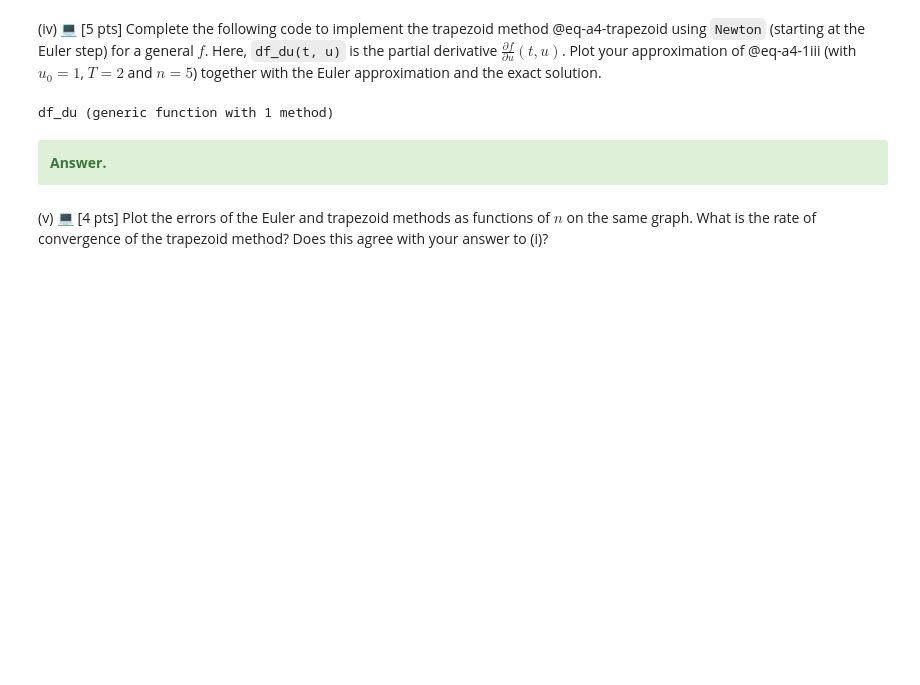
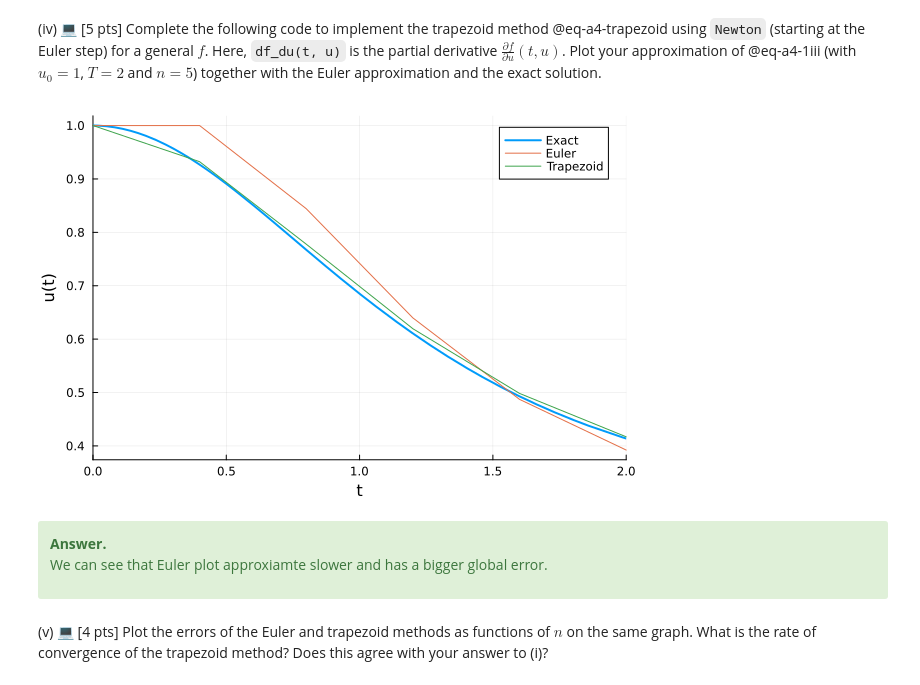
Before and after one commit to samayouy/Assignment4, a Jupyter notebook: A04.ipynb, the cells around one changed output. Saved outputs shown, nothing was run; the diff lists cells and outputs as text; code cells hidden in the pictures; blank space fills up the shorter version.

```diff
--- a/A04.ipynb
+++ b/A04.ipynb
@@ -375,25 +372,40 @@ $$ {#eq-a4-Phi}
 # %%
 function Trapezoid(f, df_du, u0, T, n)
     h = T / n
     t = 0:h:T
     u = zeros(n + 1)
     u[1] = u0
     for j ∈ 1:n
         # your code here: define Φ and Φ' and use Newton to compute u[j+1]
+        Φ(v) = v - u[j] - h*(f(t[j], u[j]) + f(t[j+1], v))/2
+        Φ′(v) = 1 - h*df_du(t[j+1], v)/2
+        initial = u[j] + h*f(t[j], u[j])
+        u[j+1], k = Newton(Φ, Φ′, initial)
     end
     return u
 end
 
-# your code here
+t = 0:(2/5):2.0
+
+u_euler = Euler(f, 1.0, 2.0, 5)
+u_trap = Trapezoid(f, df_du, 1.0, 2.0, 5)
+
+plot(t -> u_exact(t, 1.0), xlims=(0, 2.0),
+     lw=2, label="Exact",
+     xlabel="t", ylabel="u(t)")
+
+plot!(t, u_euler, label="Euler")
+
+plot!(t, u_trap, label="Trapezoid")
 # %% [output]
-df_du (generic function with 1 method)
+[figure, added]
 # %% [markdown]
 <div class='alert alert-block alert-success'><b>Answer.</b>
 
 
 
 
-
+We can see that Euler plot approxiamte slower and has a bigger global error.
 
 
 
```
Also changed, not shown: parts of 8 cells of this notebook.
